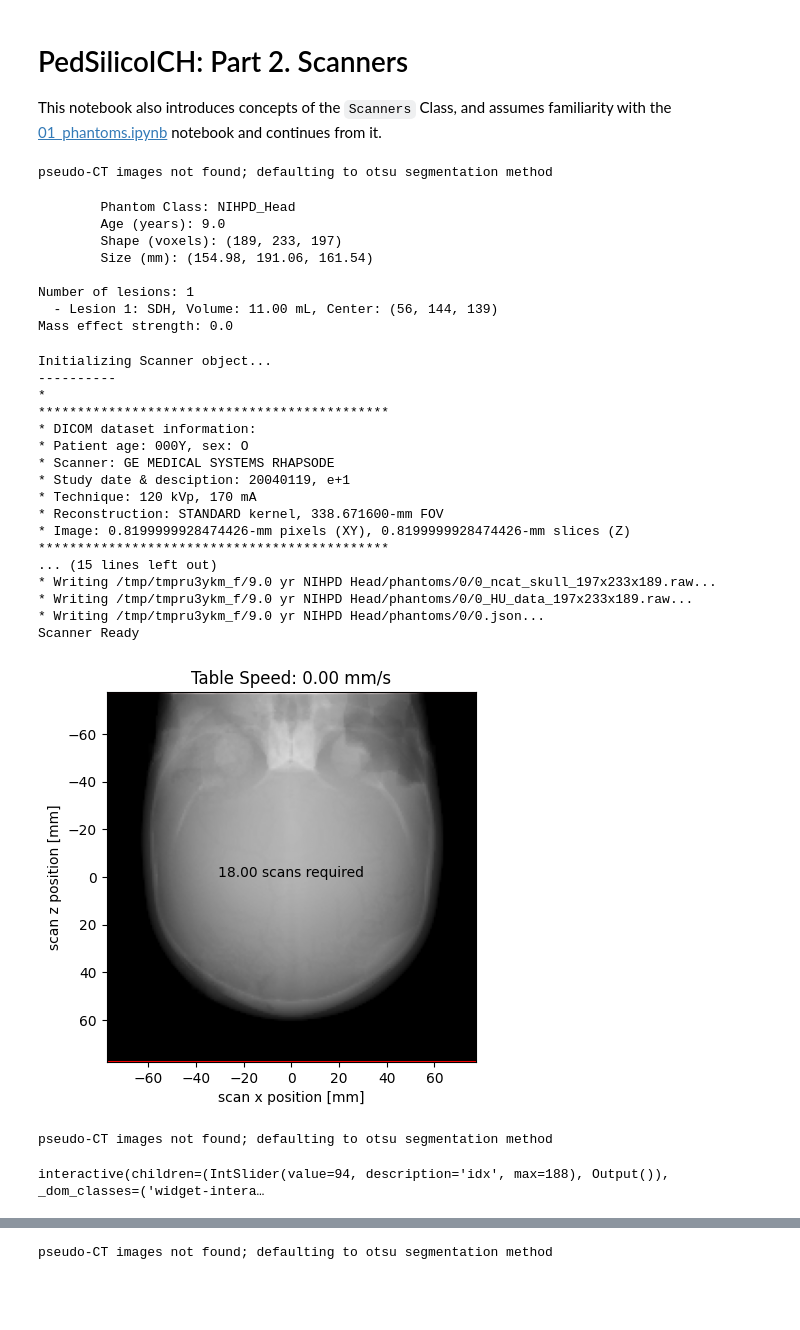
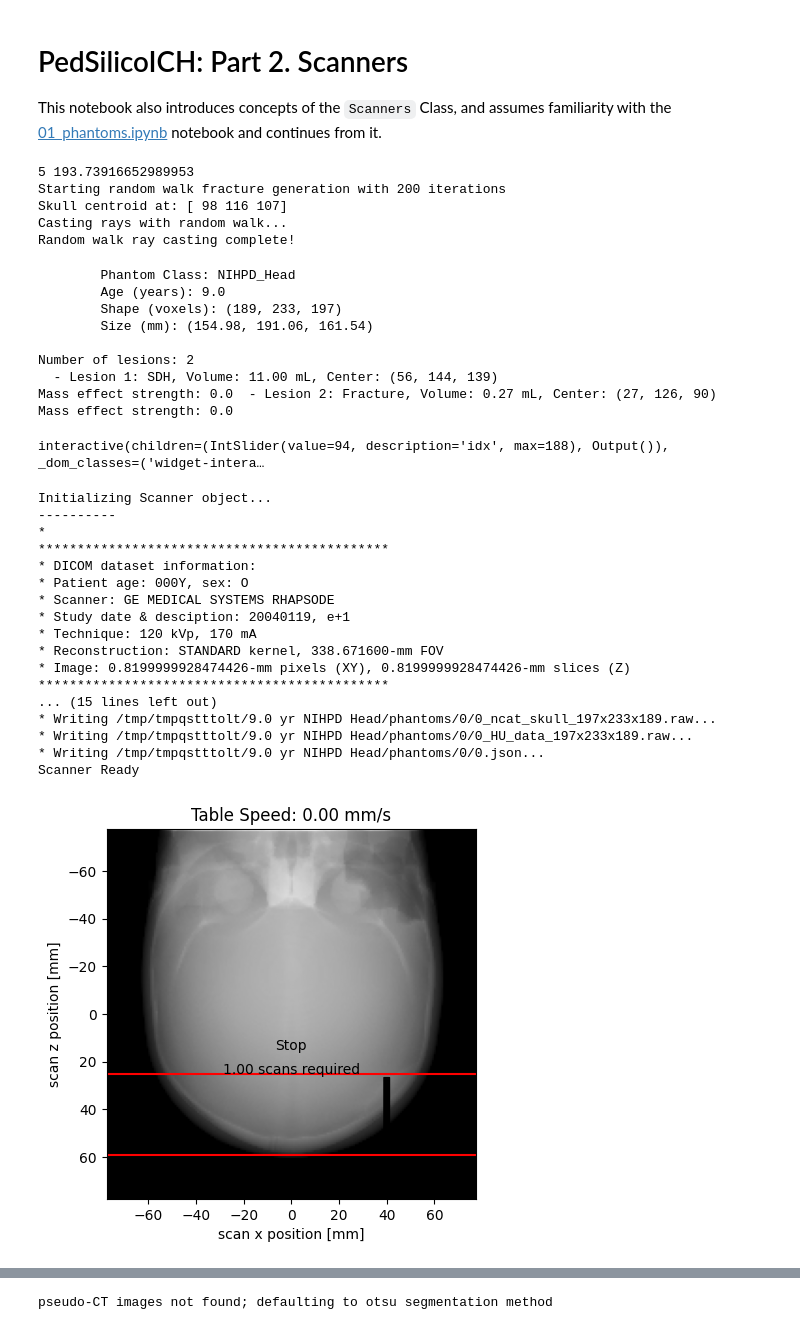
Before and after one commit to DIDSR/InSilicoICH, a Jupyter notebook: notebooks/02_scanners.ipynb, the cells around one changed output, grey strips where cells are left out. Drawn from its saved outputs; the diff is of its cells as text; code cells hidden in the pictures; blank space fills up the shorter version.

```diff
--- a/notebooks/02_scanners.ipynb
+++ b/notebooks/02_scanners.ipynb
@@ -30,36 +30,23 @@ for intensity, volume in zip(intensities, volumes):
 lesion = LesionFactory.create('SDH', spacings=phantom.spacings, boundary=phantom.get_dura_map(), seed=55562)
 lesion.generate(volume_ml=11.9, intensity_hu=303)
 phantom.insert_lesion(lesion)
-# phantom
+
+fracture = LesionFactory.create('Fracture', spacings=phantom.spacings, boundary=phantom.get_skull_map(), seed=6)
+fracture.generate(length=200)
+phantom.insert_lesion(fracture)
+phantom
 # %% [output]
-pseudo-CT images not found; defaulting to otsu segmentation method
+5 193.73916652989953
+Starting random walk fracture generation with 200 iterations
+Skull centroid at: [ 98 116 107]
+Casting rays with random walk...
+Random walk ray casting complete!
         Phantom Class: NIHPD_Head
         Age (years): 9.0
         Shape (voxels): (189, 233, 197)
         Size (mm): (154.98, 191.06, 161.54)
 
-Number of lesions: 1
+Number of lesions: 2
   - Lesion 1: SDH, Volume: 11.00 mL, Center: (56, 144, 139)
+Mass effect strength: 0.0  - Lesion 2: Fracture, Volume: 0.27 mL, Center: (27, 126, 90)
 Mass effect strength: 0.0
-# %%
-from VITools import Scanner
-Scanner(phantom).scout_view()
-# %% [output]
-Initializing Scanner object...
-----------
-*
-*********************************************
-* DICOM dataset information:
-* Patient age: 000Y, sex: O
-* Scanner: GE MEDICAL SYSTEMS RHAPSODE
-* Study date & desciption: 20040119, e+1
-* Technique: 120 kVp, 170 mA
-* Reconstruction: STANDARD kernel, 338.671600-mm FOV
-* Image: 0.8199999928474426-mm pixels (XY), 0.8199999928474426-mm slices (Z)
-*********************************************
-... (15 lines left out)
-* Writing /tmp/tmpru3ykm_f/9.0 yr NIHPD Head/phantoms/0/0_ncat_skull_197x233x189.raw...
-* Writing /tmp/tmpru3ykm_f/9.0 yr NIHPD Head/phantoms/0/0_HU_data_197x233x189.raw...
-* Writing /tmp/tmpru3ykm_f/9.0 yr NIHPD Head/phantoms/0/0.json...
-Scanner Ready
-[figure, removed]
@@ -71,11 +53,29 @@ Scanner Ready
-# %%
-import VITools
-available_phantoms = VITools.get_available_phantoms()
-phantom = available_phantoms['6.5 yr NIHPD Head']()
-# %% [output]
-pseudo-CT images not found; defaulting to otsu segmentation method
 # %%
 from utils import scrollview
 scrollview(phantom.get_CT_number_phantom(), 'brain')
 # %% [output]
 interactive(children=(IntSlider(value=94, description='idx', max=188), Output()), _dom_classes=('widget-intera…
+# %%
+from VITools import Scanner
+startZ, endZ = 25, 55
+scanner = Scanner(phantom, scanner_model='Siemens_DefinitionFlash')
+scanner.scout_view(startZ=startZ, endZ=endZ)
+# %% [output]
+Initializing Scanner object...
+----------
+*
+*********************************************
+* DICOM dataset information:
+* Patient age: 000Y, sex: O
+* Scanner: GE MEDICAL SYSTEMS RHAPSODE
+* Study date & desciption: 20040119, e+1
+* Technique: 120 kVp, 170 mA
+* Reconstruction: STANDARD kernel, 338.671600-mm FOV
+* Image: 0.8199999928474426-mm pixels (XY), 0.8199999928474426-mm slices (Z)
+*********************************************
+... (15 lines left out)
+* Writing /tmp/tmpqstttolt/9.0 yr NIHPD Head/phantoms/0/0_ncat_skull_197x233x189.raw...
+* Writing /tmp/tmpqstttolt/9.0 yr NIHPD Head/phantoms/0/0_HU_data_197x233x189.raw...
+* Writing /tmp/tmpqstttolt/9.0 yr NIHPD Head/phantoms/0/0.json...
+Scanner Ready
+[figure, added]
```
Also changed, not shown: parts of 6 cells of this notebook, 6 other files.
